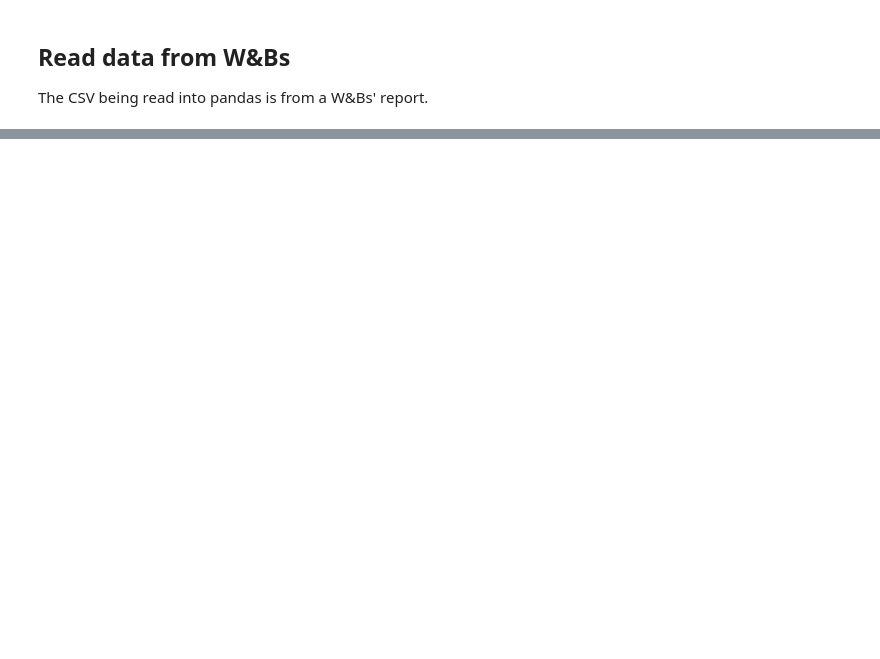
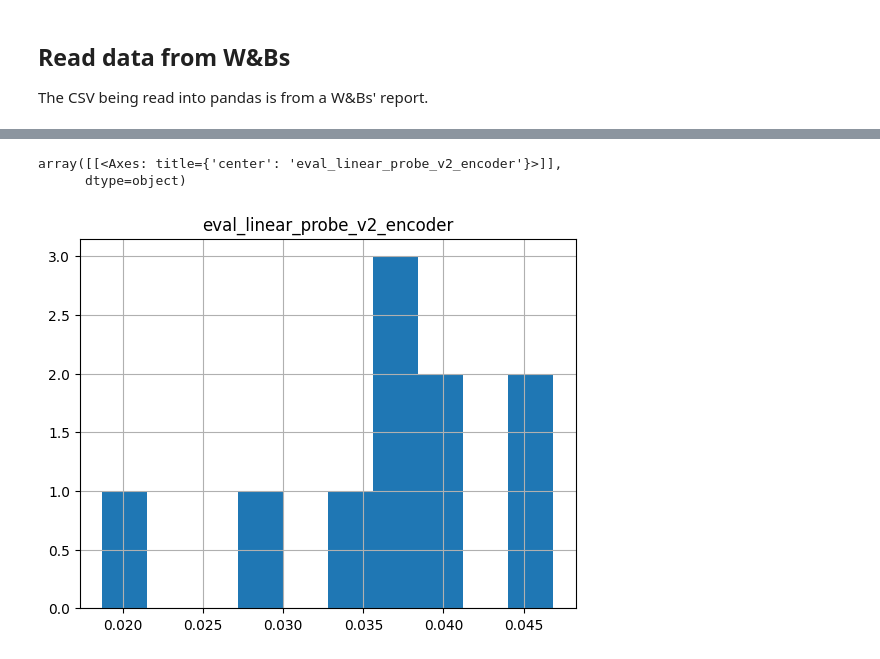
Before and after one commit to Teravolt/microrts-graph-state-encoder-gssl, a Jupyter notebook: analyze_action_prediction_results.ipynb, the cells around one changed output, grey strips where cells are left out. Cells and saved outputs as stored; diff of their text form; code cells hidden in the pictures; blank space fills up the shorter version.

```diff
--- a/analyze_action_prediction_results.ipynb
+++ b/analyze_action_prediction_results.ipynb
@@ -75,0 +148,6 @@ print(f"GNN supervised vs. fine-tuned model: {gnn_vs_fine_tune_ttest}")
+# %%
+f1_df.hist('eval_linear_probe_v2_encoder')
+# %% [output]
+array([[<Axes: title={'center': 'eval_linear_probe_v2_encoder'}>]],
+      dtype=object)
+[figure, added]
```
Also changed, not shown: parts of 8 cells of this notebook, 2 other files.
